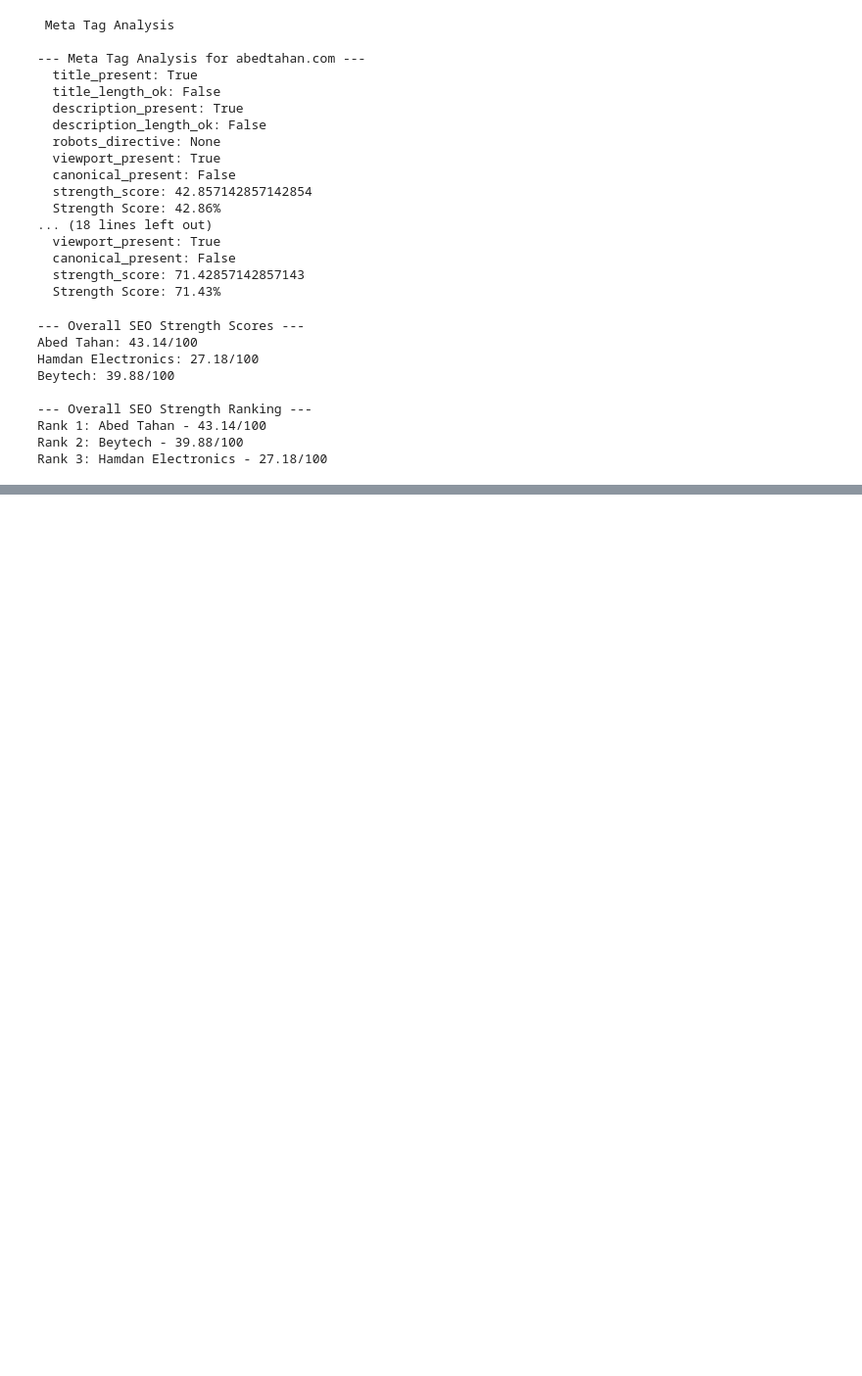
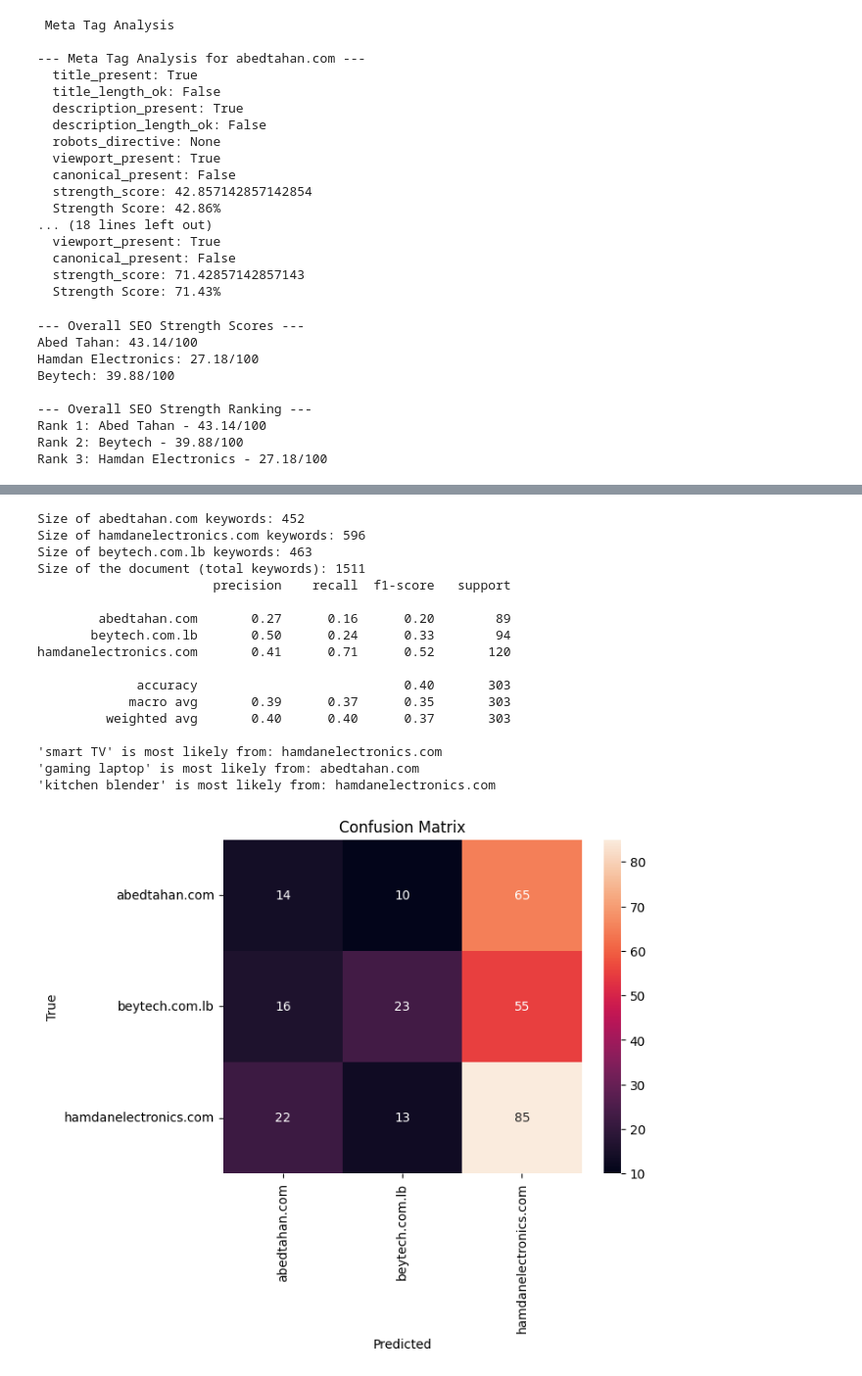
Before and after one commit to Chafic123/SEO-Analysis-Using-Web-Scraping, a Jupyter notebook: EDA.ipynb, the cells around one changed output, grey strips where cells are left out. Shown: that part at 98% size. Cells and saved outputs as stored; diff of their text form; code cells hidden in the pictures; blank space fills up the shorter version.

```diff
--- a/EDA.ipynb
+++ b/EDA.ipynb
@@ -641,0 +834,75 @@ Rank 3: Hamdan Electronics - 27.18/100
+# %%
+import pandas as pd
+from sklearn.linear_model import LogisticRegression
+from sklearn.model_selection import train_test_split
+from sklearn.metrics import classification_report
+from sklearn.feature_extraction.text import TfidfVectorizer
+from sklearn.metrics import confusion_matrix
+import seaborn as sns
+import matplotlib.pyplot as plt
+
+abed_keywords = list(abedtahan_aggregated['keywords'].union(abedtahan_aggregated['tfidf'],
+                                                            abedtahan_aggregated['nav_bar'],
+                                                            abedtahan_aggregated['product_names']))
+hamdan_keywords = list(hamdan_aggregated['keywords'].union(hamdan_aggregated['tfidf'],
+                                                            hamdan_aggregated['nav_bar'],
+                                                            hamdan_aggregated['product_names']))
+beytech_keywords = list(beytech_aggregated['keywords'].union(beytech_aggregated['tfidf'],
+                                                              beytech_aggregated['nav_bar'],
+                                                              beytech_aggregated['product_names']))
+
+print(f"Size of abedtahan.com keywords: {len(abed_keywords)}")
+print(f"Size of hamdanelectronics.com keywords: {len(hamdan_keywords)}")
+print(f"Size of beytech.com.lb keywords: {len(beytech_keywords)}")
+
+df = pd.DataFrame({
+    "keyword": abed_keywords + hamdan_keywords + beytech_keywords,
+    "website": ["abedtahan.com"] * len(abed_keywords) + ["hamdanelectronics.com"] * len(hamdan_keywords) + ["beytech.com.lb"] * len(beytech_keywords)
+})
+
+print(f"Size of the document (total keywords): {len(df)}")
+
+vectorizer = TfidfVectorizer()
+X = vectorizer.fit_transform(df['keyword'])
+y = df['website']
+
+X_train, X_test, y_train, y_test = train_test_split(X, y, test_size=0.2, random_state=42)
+
+model = LogisticRegression(max_iter=1000)
+model.fit(X_train, y_train)
+
+y_pred = model.predict(X_test)
+print(classification_report(y_test, y_pred))
+
+new_keywords = ["smart TV", "gaming laptop", "kitchen blender"]
+X_new = vectorizer.transform(new_keywords)
+predictions = model.predict(X_new)
+
+for keyword, prediction in zip(new_keywords, predictions):
+    print(f"'{keyword}' is most likely from: {prediction}")
+
+cm = confusion_matrix(y_test, y_pred, labels=model.classes_)
+sns.heatmap(cm, annot=True, fmt='d', xticklabels=model.classes_, yticklabels=model.classes_)
+plt.xlabel("Predicted")
+plt.ylabel("True")
+plt.title("Confusion Matrix")
+plt.show()
+# %% [output]
+Size of abedtahan.com keywords: 452
+Size of hamdanelectronics.com keywords: 596
+Size of beytech.com.lb keywords: 463
+Size of the document (total keywords): 1511
+                       precision    recall  f1-score   support
+
+        abedtahan.com       0.27      0.16      0.20        89
+       beytech.com.lb       0.50      0.24      0.33        94
+hamdanelectronics.com       0.41      0.71      0.52       120
+
+             accuracy                           0.40       303
+            macro avg       0.39      0.37      0.35       303
+         weighted avg       0.40      0.40      0.37       303
+
+'smart TV' is most likely from: hamdanelectronics.com
+'gaming laptop' is most likely from: abedtahan.com
+'kitchen blender' is most likely from: hamdanelectronics.com
+[figure, added]
```
Also changed, not shown: parts of 10 cells of this notebook, 2 other files.
